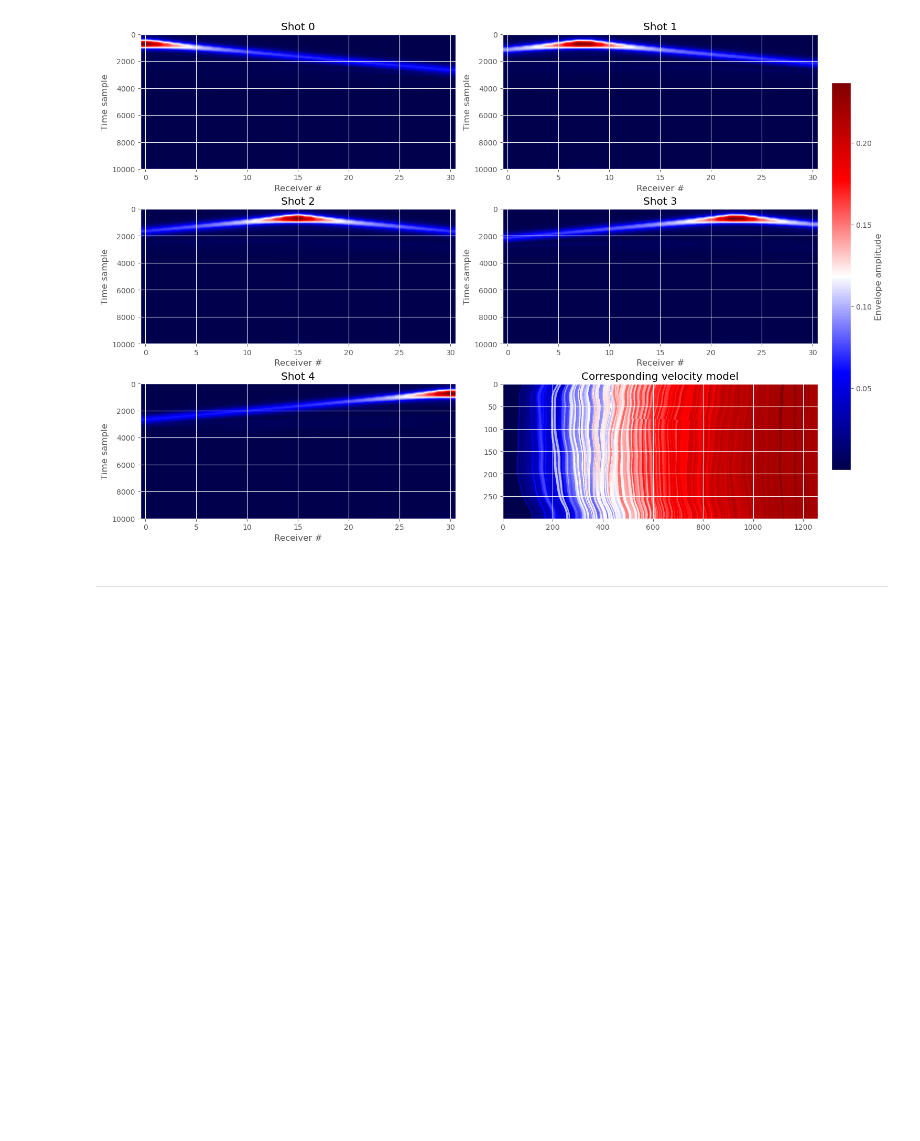
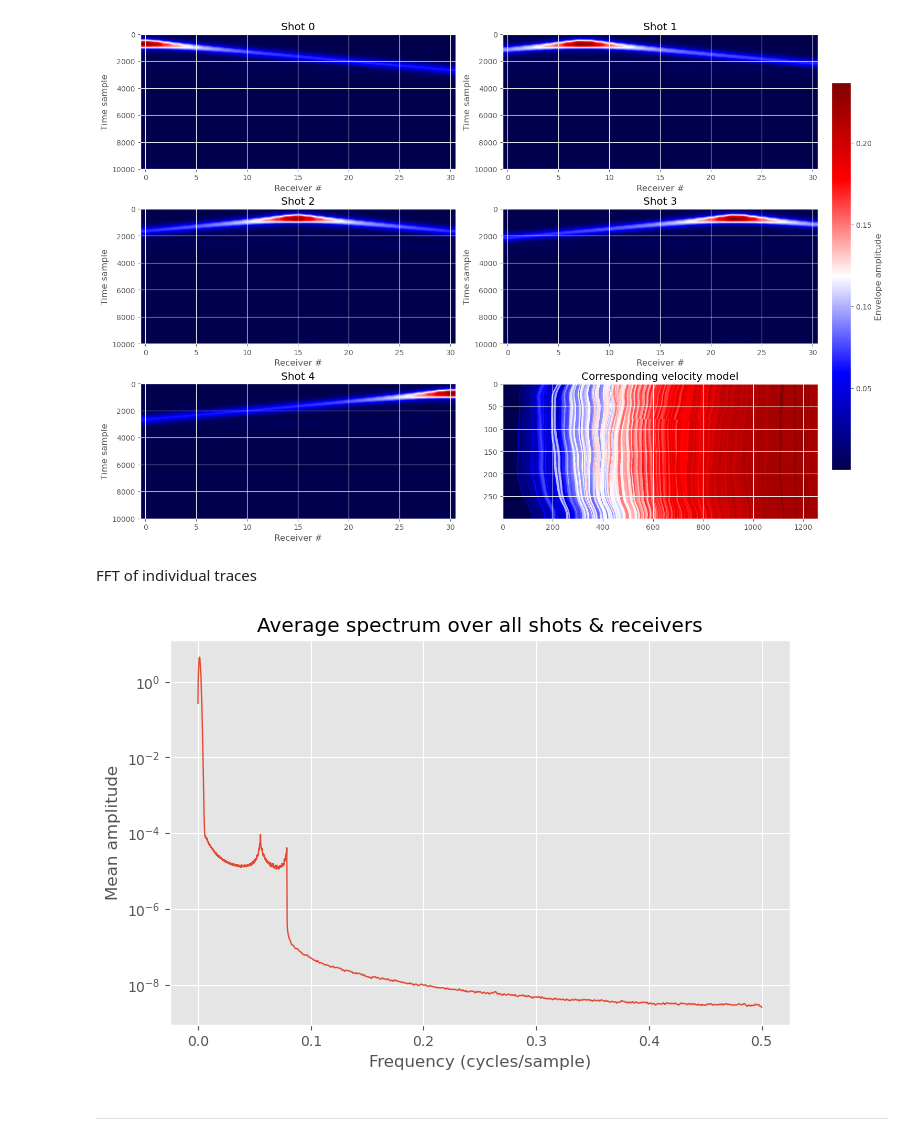
Before and after one commit to bbBerny/speed-and-structure, a Jupyter notebook: glimpse.ipynb, the cells around one changed output. Cells and saved outputs as stored; diff of their text form; code cells hidden in the pictures; blank space fills up the shorter version.

```diff
--- a/glimpse.ipynb
+++ b/glimpse.ipynb
@@ -488,5 +495,53 @@ test = plot_envelope(data, labels)
 test
 # %% [output]
 [figure]
+# %% [markdown]
+FFT of individual traces
+# %%
+import numpy as np
+import matplotlib.pyplot as plt
+
+def plot_average_spectrum(data: np.ndarray):
+    """
+    Compute and plot the average FFT magnitude (with DC removed + Hanning window)
+    over all samples, shots and receivers in `data`, which is shaped
+    (n_samples, n_shots, n_time, n_receivers).
+    """
+    n_samples, n_shots, n_time, n_receivers = data.shape
+
+    # normalized frequency axis (cycles/sample)
+    freqs = np.fft.rfftfreq(n_time, d=1.0)
+    n_freq = n_time // 2 + 1
+
+    # allocate array for all spectra
+    all_specs = np.empty((n_samples, n_shots, n_receivers, n_freq))
+
+    for s in range(n_samples):
+        for sh in range(n_shots):
+            for r in range(n_receivers):
+                trace = data[s, sh, :, r]
+                # 1) remove DC
+                trace_dc = trace - trace.mean()
+                # 2) taper
+                windowed = trace_dc * np.hanning(n_time)
+                # 3) FFT + magnitude
+                X = np.fft.rfft(windowed)
+                all_specs[s, sh, r, :] = np.abs(X)
+
+    # average across samples, shots, receivers
+    mean_spec = all_specs.mean(axis=(0, 1, 2))
+
+    # plot on log-y scale
+    plt.figure(figsize=(8, 5))
+    plt.semilogy(freqs, mean_spec, linewidth=1)
+    plt.xlabel('Frequency (cycles/sample)')
+    plt.ylabel('Mean amplitude')
+    plt.title('Average spectrum over all shots & receivers')
+    plt.grid(True)
+    plt.show()
+
+plot_average_spectrum(data)
+# %% [output]
+[figure, added]
 # %% [markdown]
 ---
```
Also changed, not shown: parts of 7 cells of this notebook.
